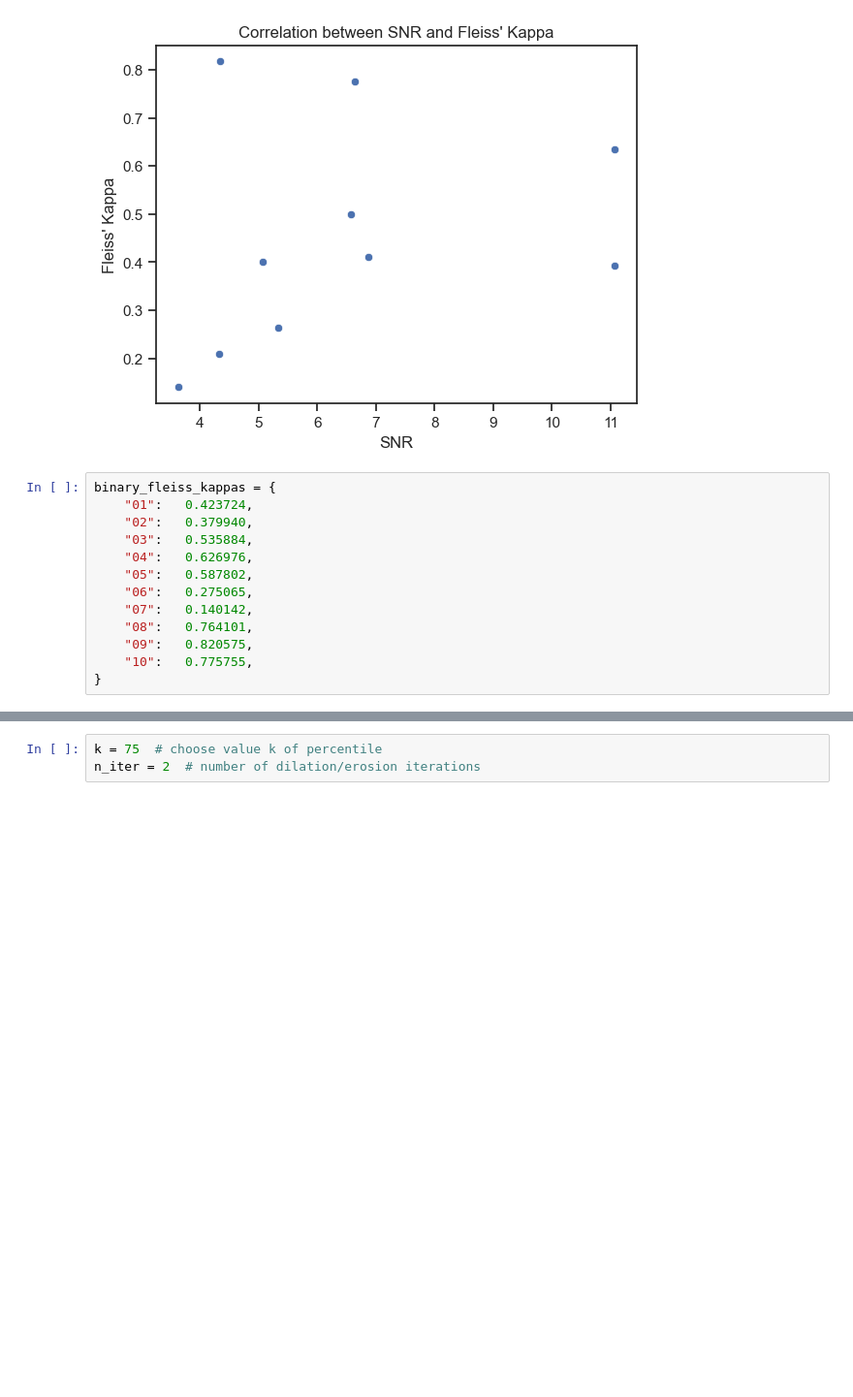
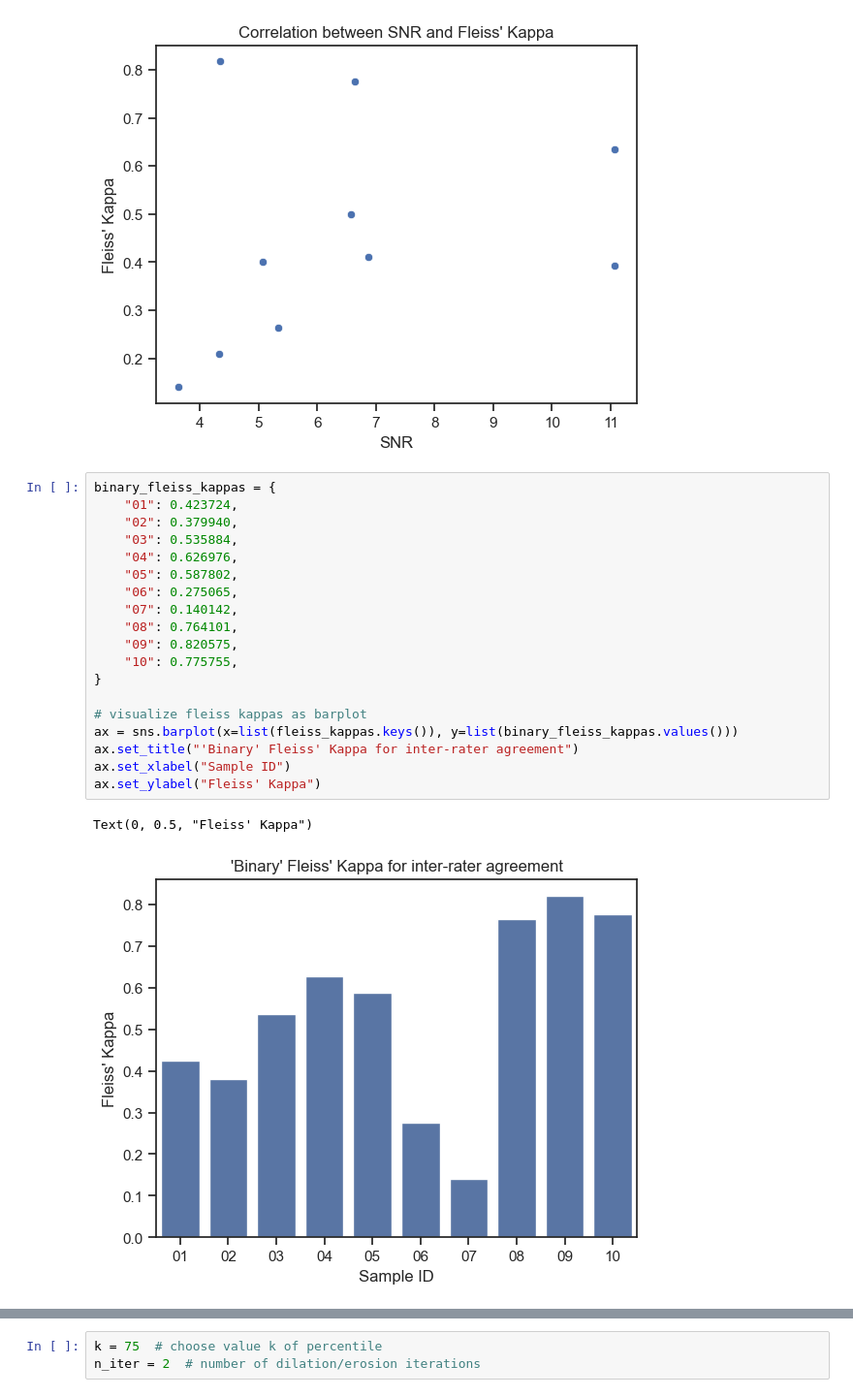
Before and after one commit to dottipr/sparks_project, a Jupyter notebook: notebooks/DATA PROCESSING compute SNR.ipynb, the cells around one changed output, grey strips where cells are left out. Shown at 97% size. Saved outputs shown, nothing was run; the diff lists cells and outputs as text; blank space fills up the shorter version.

```diff
--- a/notebooks/DATA PROCESSING compute SNR.ipynb
+++ b/notebooks/DATA PROCESSING compute SNR.ipynb
@@ -191,14 +191,23 @@ Text(0, 0.5, "Fleiss' Kappa")
 [figure]
 # %%
 binary_fleiss_kappas = {
-    "01":	0.423724,
-    "02":	0.379940,
-    "03":	0.535884,
-    "04":	0.626976,
-    "05":	0.587802,
-    "06":	0.275065,
-    "07":	0.140142,
-    "08":	0.764101,
-    "09":	0.820575,
-    "10":	0.775755,
+    "01": 0.423724,
+    "02": 0.379940,
+    "03": 0.535884,
+    "04": 0.626976,
+    "05": 0.587802,
+    "06": 0.275065,
+    "07": 0.140142,
+    "08": 0.764101,
+    "09": 0.820575,
+    "10": 0.775755,
 }
+
+# visualize fleiss kappas as barplot
+ax = sns.barplot(x=list(fleiss_kappas.keys()), y=list(binary_fleiss_kappas.values()))
+ax.set_title("'Binary' Fleiss' Kappa for inter-rater agreement")
+ax.set_xlabel("Sample ID")
+ax.set_ylabel("Fleiss' Kappa")
+# %% [output]
+Text(0, 0.5, "Fleiss' Kappa")
+[figure, added]
```
Also changed, not shown: parts of 3 cells of this notebook.
